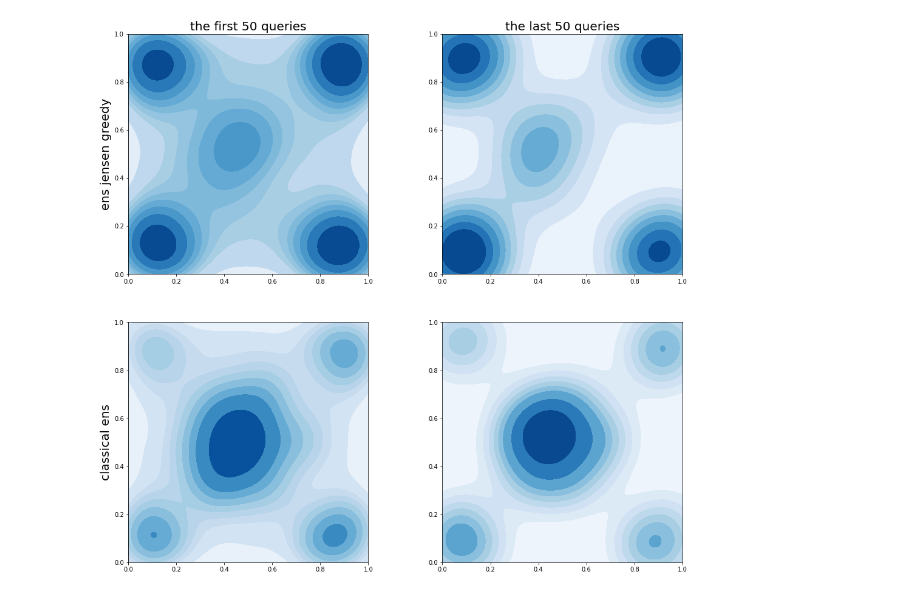
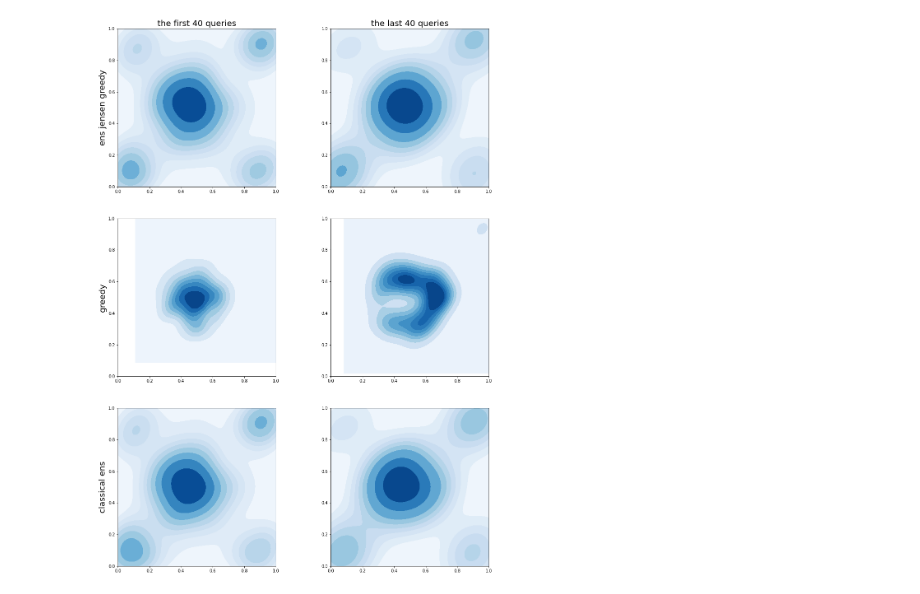
Before and after one commit to KrisNguyen135/diverse_as, a Jupyter notebook: notebooks/Square/KDE for multiple instances.ipynb, the cells around one changed output. Drawn from its saved outputs; the diff is of its cells as text; code cells hidden in the pictures.

Commit message:
nn all classes

```diff
--- a/notebooks/Square/KDE for multiple instances.ipynb
+++ b/notebooks/Square/KDE for multiple instances.ipynb
@@ -12,17 +12,19 @@ import seaborn as sns
 # %%
 policies = [
     'ens jensen greedy',
-    # 'greedy',
+    'greedy',
     # 'round robin greedy',
     'classical ens'
 ]
 
 n_exps = 20
-n_classes = 6
+n_classes = 2
 init_size = 1
-budget = 100
+budget = 50
 
-basepath = '../../data/results/square'
+group_size = n_classes - 1
+
+basepath = os.path.join('../../data/results/square', str(group_size))
 
 
 queried_xs = np.ones((len(policies), n_exps, init_size + budget, 2)) * -1
@@ -42,30 +44,32 @@ for p_ind, policy in enumerate(policies):
 
 assert np.all(queried_xs != -1)
 # %%
+cutoff = 40
+
 fig, ax = plt.subplots(len(policies), 2, figsize=(17, 8 * len(policies)))
 
 for p_ind, policy in enumerate(policies):
     sns.kdeplot(
-        x=queried_xs[p_ind, :, :50, 0].flatten(),
-        y=queried_xs[p_ind, :, :50, 1].flatten(),
+        x=queried_xs[p_ind, :, :cutoff, 0].flatten(),
+        y=queried_xs[p_ind, :, :cutoff, 1].flatten(),
         ax=ax[p_ind, 0], fill=True, cmap='Blues', thresh=0
     )
     ax[p_ind, 0].set_xlim(0, 1)
     ax[p_ind, 0].set_ylim(0, 1)
     ax[p_ind, 0].set_aspect('equal', 'box')
 
     sns.kdeplot(
-        x=queried_xs[p_ind, :, 50:, 0].flatten(),
-        y=queried_xs[p_ind, :, 50:, 1].flatten(),
+        x=queried_xs[p_ind, :, cutoff:, 0].flatten(),
+        y=queried_xs[p_ind, :, cutoff:, 1].flatten(),
         ax=ax[p_ind, 1], fill=True, cmap='Blues', thresh=0
     )
     ax[p_ind, 1].set_xlim(0, 1)
     ax[p_ind, 1].set_ylim(0, 1)
     ax[p_ind, 1].set_aspect('equal', 'box')
 
     ax[p_ind, 0].set_ylabel(policy, fontsize=20)
 
-ax[0, 0].set_title('the first 50 queries', fontsize=20)
-ax[0, 1].set_title('the last 50 queries', fontsize=20);
+ax[0, 0].set_title(f'the first {cutoff} queries', fontsize=20)
+ax[0, 1].set_title(f'the last {cutoff} queries', fontsize=20);
 # %% [output]
-[figure, old version]
+[figure, new version]
```
Also changed, not shown: 10 other files.
